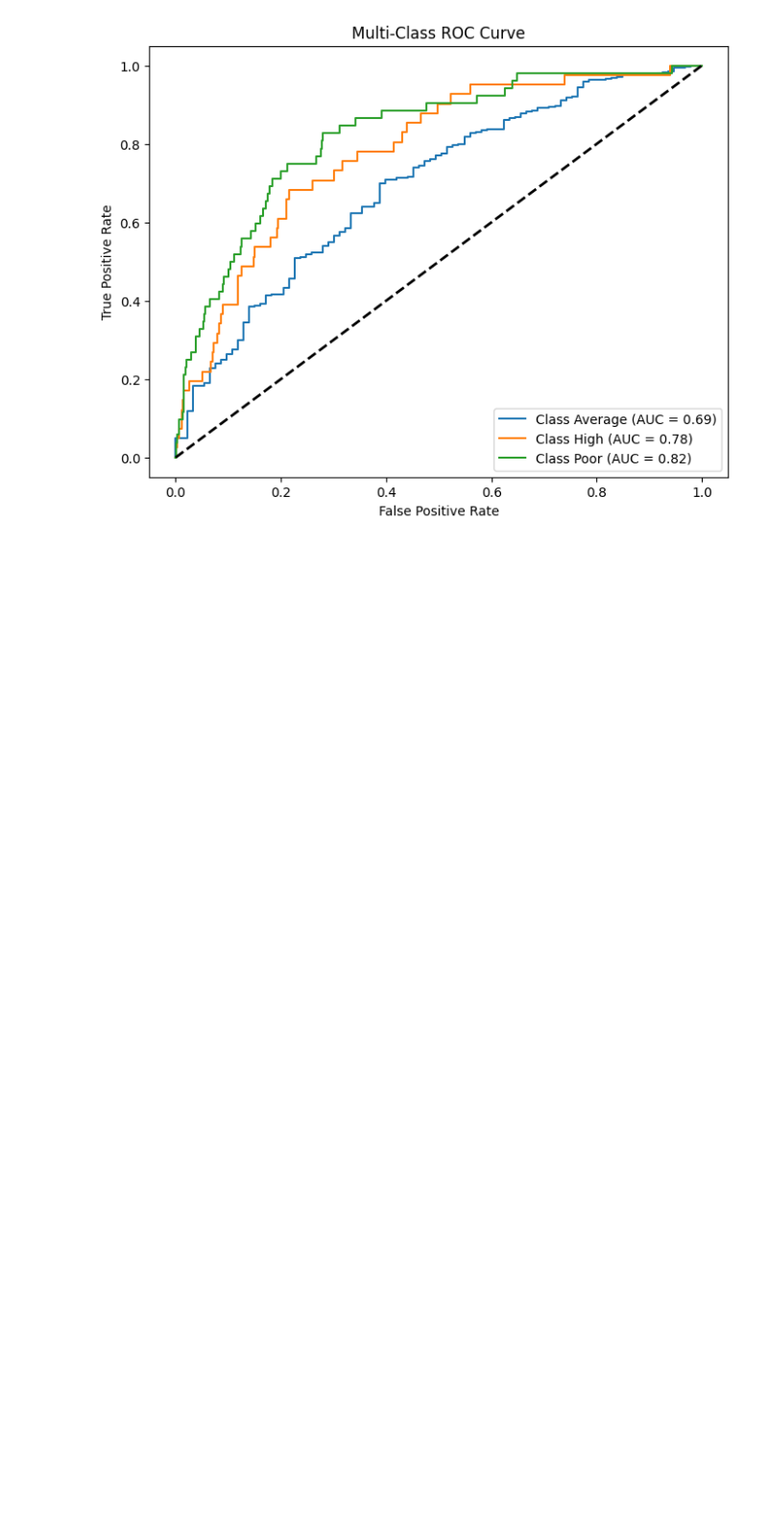
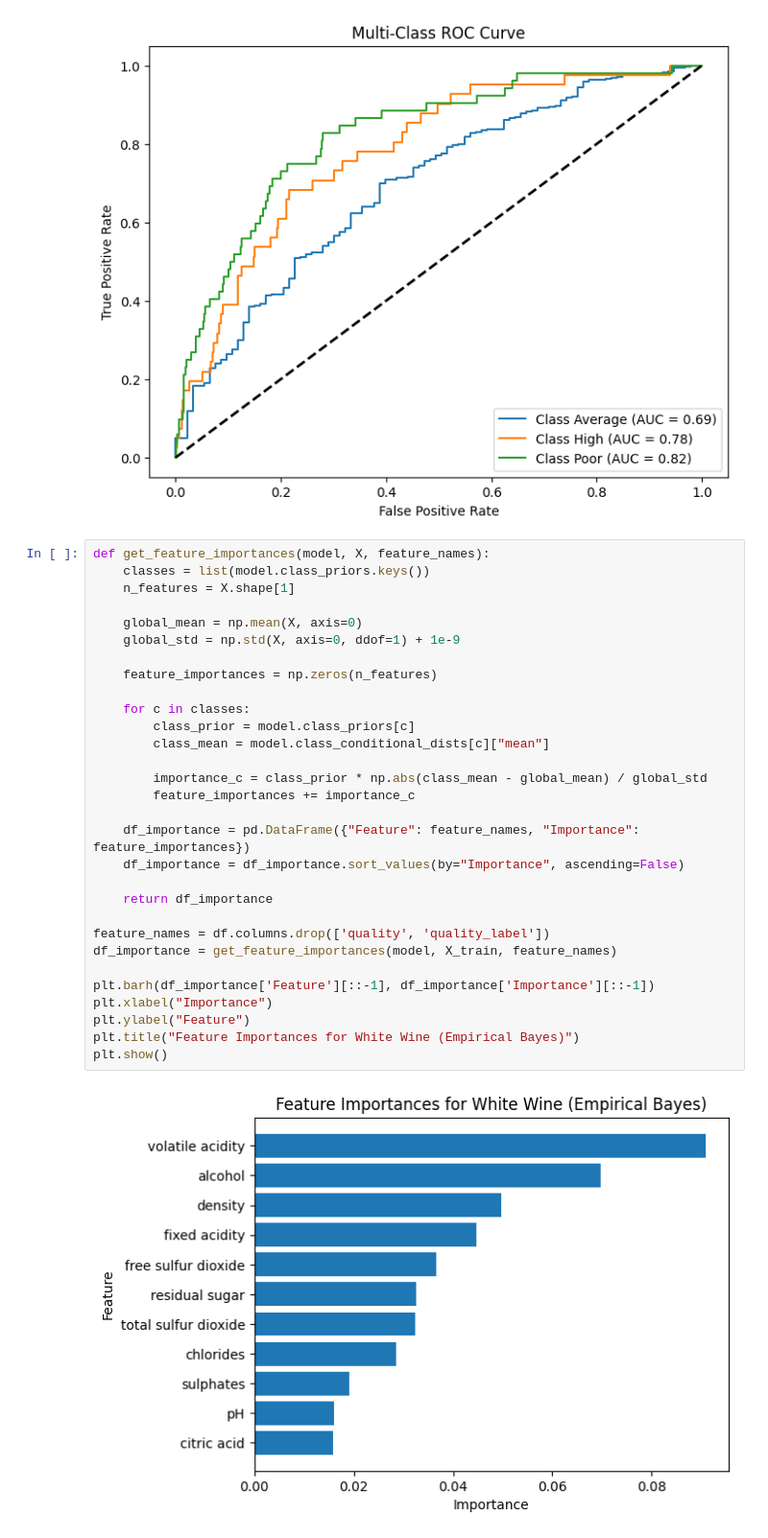
Before and after one commit to trwstin/ee4685, a Jupyter notebook: empirical_bayes.ipynb, the cells around one changed output. Shown at 96% size. Cells and saved outputs as stored; diff of their text form; blank space fills up the shorter version.

Commit message:
added code for extracting feature importances

```diff
--- a/empirical_bayes.ipynb
+++ b/empirical_bayes.ipynb
@@ -158,3 +158,35 @@ plt.legend(loc='lower right')
 plt.show()
 # %% [output]
 [figure]
+# %%
+def get_feature_importances(model, X, feature_names):
+    classes = list(model.class_priors.keys())
+    n_features = X.shape[1]
+
+    global_mean = np.mean(X, axis=0)
+    global_std = np.std(X, axis=0, ddof=1) + 1e-9
+
+    feature_importances = np.zeros(n_features)
+
+    for c in classes:
+        class_prior = model.class_priors[c]
+        class_mean = model.class_conditional_dists[c]["mean"]
+
+        importance_c = class_prior * np.abs(class_mean - global_mean) / global_std
+        feature_importances += importance_c
+
+    df_importance = pd.DataFrame({"Feature": feature_names, "Importance": feature_importances})
+    df_importance = df_importance.sort_values(by="Importance", ascending=False)
+
+    return df_importance
+
+feature_names = df.columns.drop(['quality', 'quality_label'])
+df_importance = get_feature_importances(model, X_train, feature_names)
+
+plt.barh(df_importance['Feature'][::-1], df_importance['Importance'][::-1])
+plt.xlabel("Importance")
+plt.ylabel("Feature")
+plt.title("Feature Importances for White Wine (Empirical Bayes)")
+plt.show()
+# %% [output]
+[figure, added]
```
Also changed, not shown: 1 other file.
